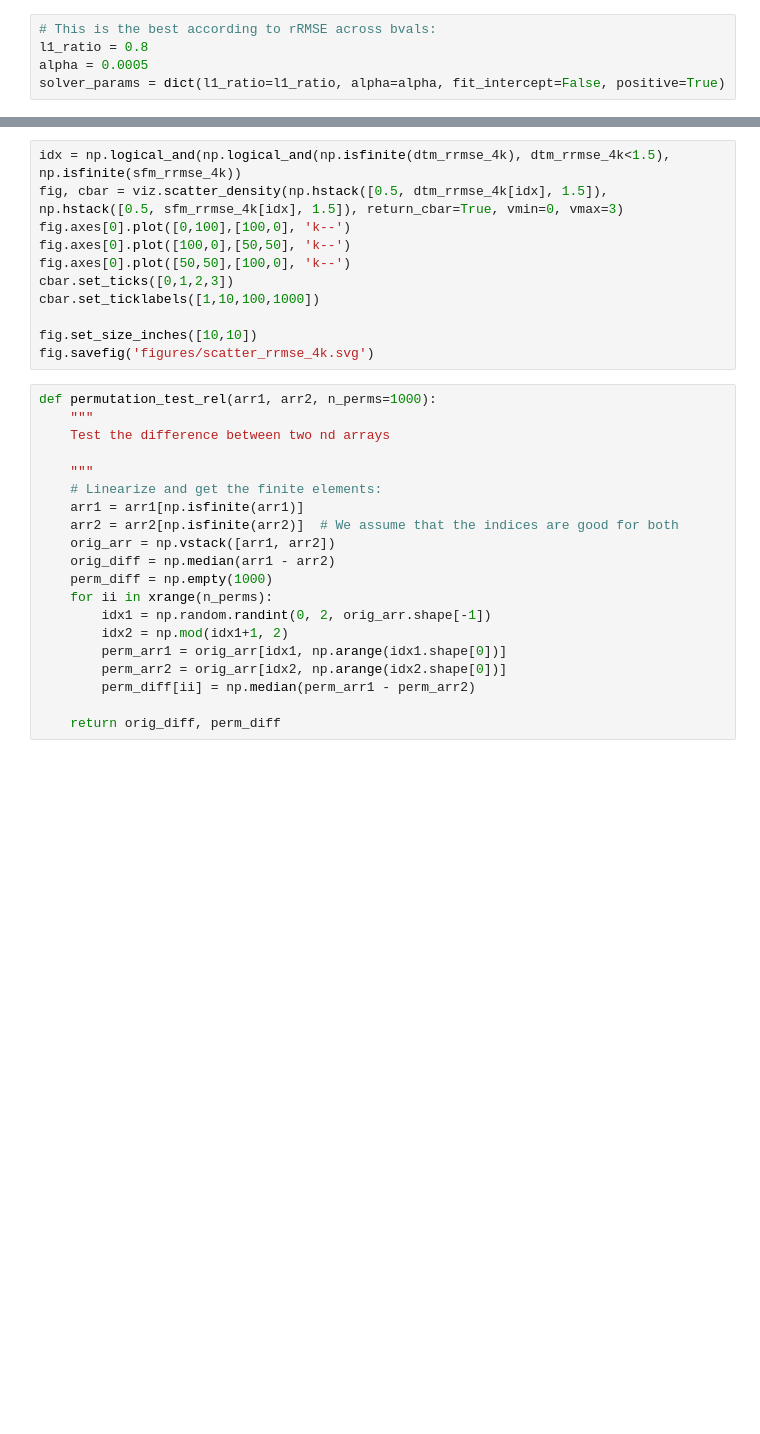
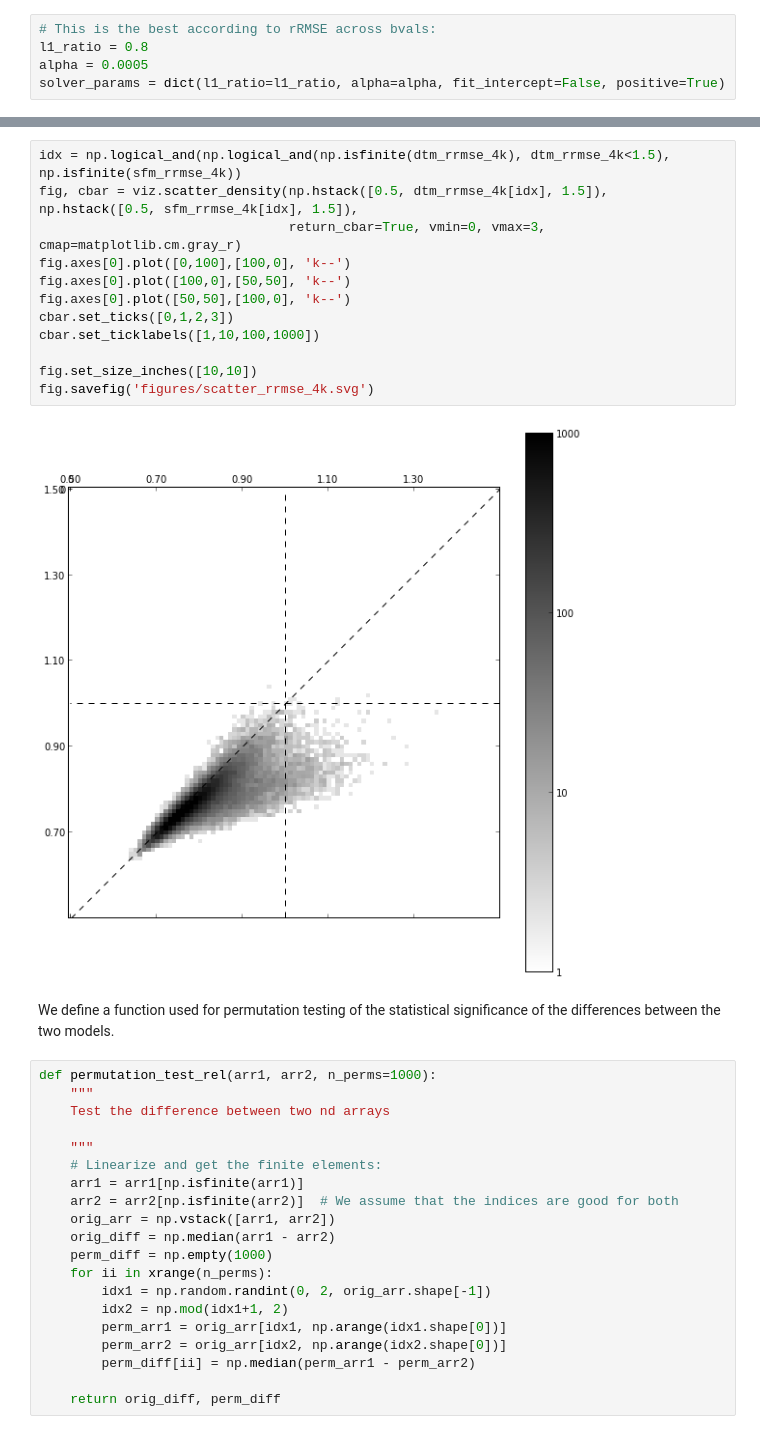
Before and after one commit to arokem/osmosis, a Jupyter notebook: doc/paper_figures/Figure5.ipynb, the cells around one changed output, grey strips where cells are left out. Drawn from its saved outputs; the diff is of its cells as text; blank space fills up the shorter version.

```diff
--- a/doc/paper_figures/Figure5.ipynb
+++ b/doc/paper_figures/Figure5.ipynb
@@ -108,14 +137,19 @@ fig.savefig('figures/scatter_rrmse_2k.svg')
 # %%
 idx = np.logical_and(np.logical_and(np.isfinite(dtm_rrmse_4k), dtm_rrmse_4k<1.5), np.isfinite(sfm_rrmse_4k))
-fig, cbar = viz.scatter_density(np.hstack([0.5, dtm_rrmse_4k[idx], 1.5]), np.hstack([0.5, sfm_rrmse_4k[idx], 1.5]), return_cbar=True, vmin=0, vmax=3)
+fig, cbar = viz.scatter_density(np.hstack([0.5, dtm_rrmse_4k[idx], 1.5]), np.hstack([0.5, sfm_rrmse_4k[idx], 1.5]),
+                                return_cbar=True, vmin=0, vmax=3, cmap=matplotlib.cm.gray_r)
 fig.axes[0].plot([0,100],[100,0], 'k--')
 fig.axes[0].plot([100,0],[50,50], 'k--')
 fig.axes[0].plot([50,50],[100,0], 'k--')
 cbar.set_ticks([0,1,2,3])
 cbar.set_ticklabels([1,10,100,1000])
 
 fig.set_size_inches([10,10])
 fig.savefig('figures/scatter_rrmse_4k.svg')
+# %% [output]
+[figure, added]
+# %% [markdown]
+We define a function used for permutation testing of the statistical significance of the differences between the two models.
 # %%
 def permutation_test_rel(arr1, arr2, n_perms=1000):
     """
```
Also changed, not shown: parts of 23 cells of this notebook.
